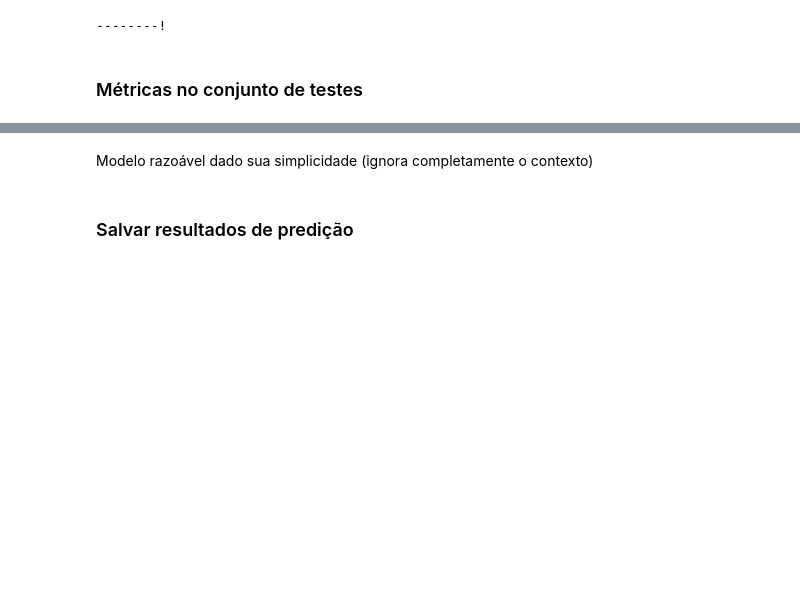
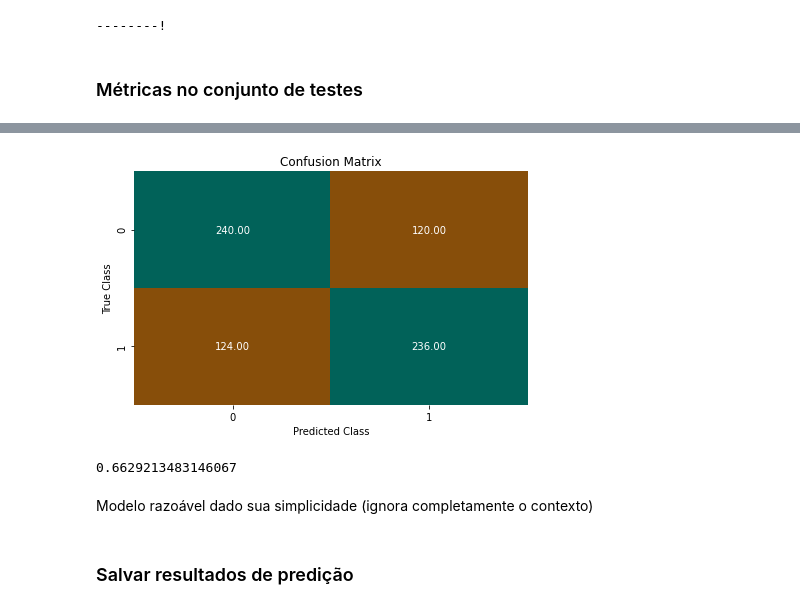
Before and after one commit to RodriguesRBruno/ProjetoMultidisciplinar, a Jupyter notebook: model_fakebr.ipynb, the cells around one changed output, grey strips where cells are left out. Saved outputs shown, nothing was run; the diff lists cells and outputs as text; code cells hidden in the pictures; blank space fills up the shorter version.

```diff
--- a/model_fakebr.ipynb
+++ b/model_fakebr.ipynb
@@ -109,3 +112,11 @@ weighted avg       0.68      0.68      0.68       720
+# %%
+plot_confusion_matrix(y_test_1, y_pred_1)
+# %% [output]
+[figure, added]
+# %%
+precision_score(y_test_1, y_pred_1)
+# %% [output]
+0.6629213483146067
 # %% [markdown]
 Modelo razoável dado sua simplicidade (ignora completamente o contexto)
 # %% [markdown]
```
Also changed, not shown: parts of 18 cells of this notebook, 4 other files.
